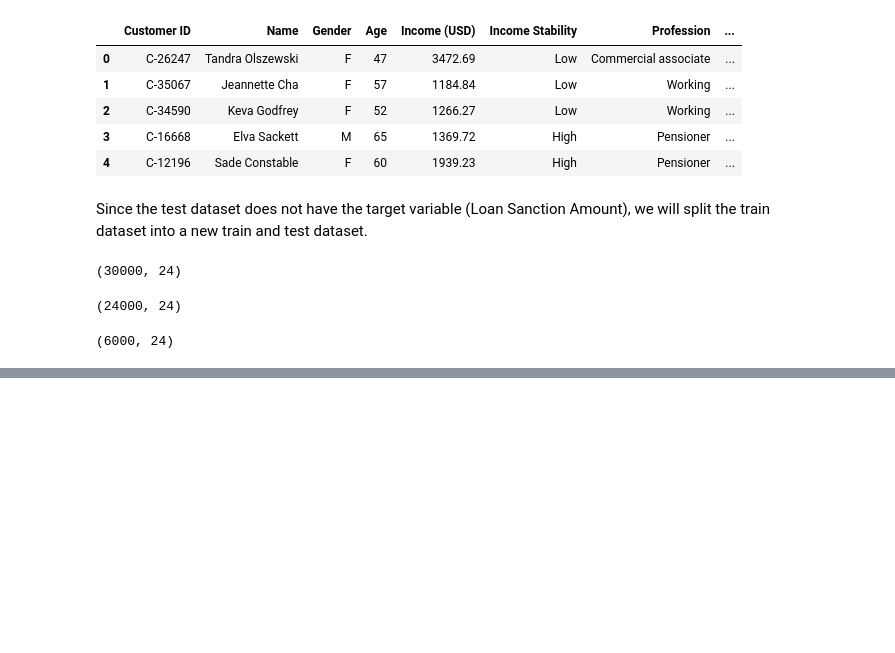
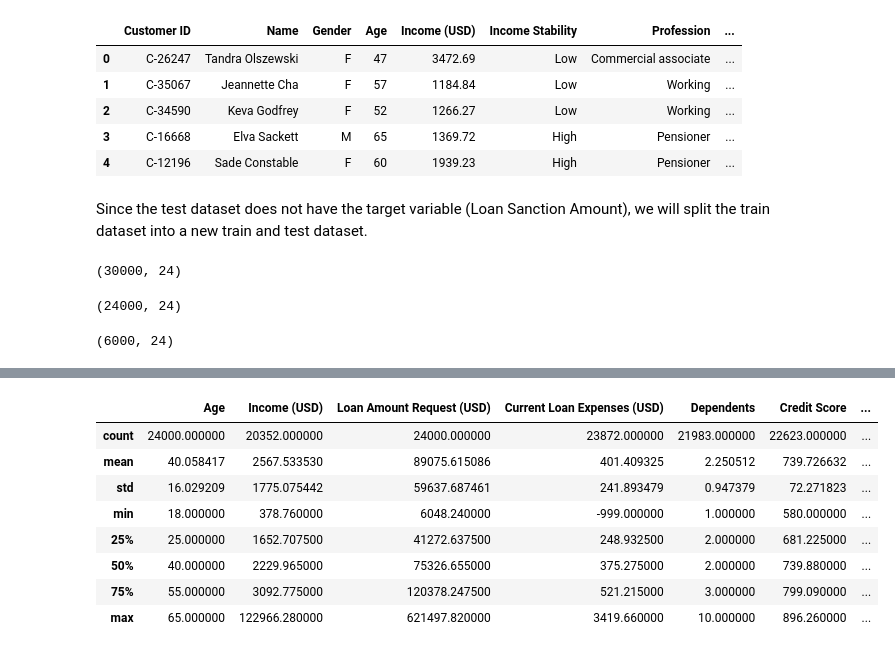
Before and after one commit to semasuka/Loan-amount-prediction-regression, a Jupyter notebook: Loan_amount_prediction.ipynb, the cells around one changed output, grey strips where cells are left out. Drawn from its saved outputs; the diff is of its cells as text; code cells hidden in the pictures; blank space fills up the shorter version.

```diff
--- a/Loan_amount_prediction.ipynb
+++ b/Loan_amount_prediction.ipynb
@@ -98,0 +134,12 @@ loan_amt_test_copy.shape
+# %%
+loan_amt_train_copy.describe()
+# %% [output]
+|  | Age | Income (USD) | Loan Amount Request (USD) | Current Loan Expenses (USD) | Dependents | Credit Score | ... |
+| count | 24000.000000 | 20352.000000 | 24000.000000 | 23872.000000 | 21983.000000 | 22623.000000 | ... |
+| mean | 40.058417 | 2567.533530 | 89075.615086 | 401.409325 | 2.250512 | 739.726632 | ... |
+| std | 16.029209 | 1775.075442 | 59637.687461 | 241.893479 | 0.947379 | 72.271823 | ... |
+| min | 18.000000 | 378.760000 | 6048.240000 | -999.000000 | 1.000000 | 580.000000 | ... |
+| 25% | 25.000000 | 1652.707500 | 41272.637500 | 248.932500 | 2.000000 | 681.225000 | ... |
+| 50% | 40.000000 | 2229.965000 | 75326.655000 | 375.275000 | 2.000000 | 739.880000 | ... |
+| 75% | 55.000000 | 3092.775000 | 120378.247500 | 521.215000 | 3.000000 | 799.090000 | ... |
+| max | 65.000000 | 122966.280000 | 621497.820000 | 3419.660000 | 10.000000 | 896.260000 | ... |
```
Also changed, not shown: parts of 8 cells of this notebook.
